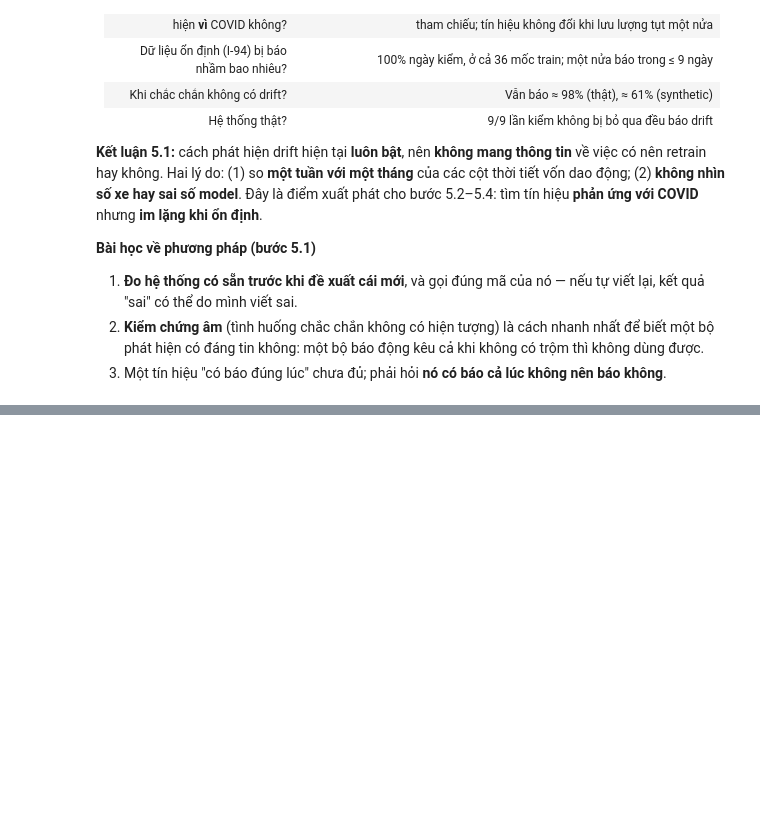
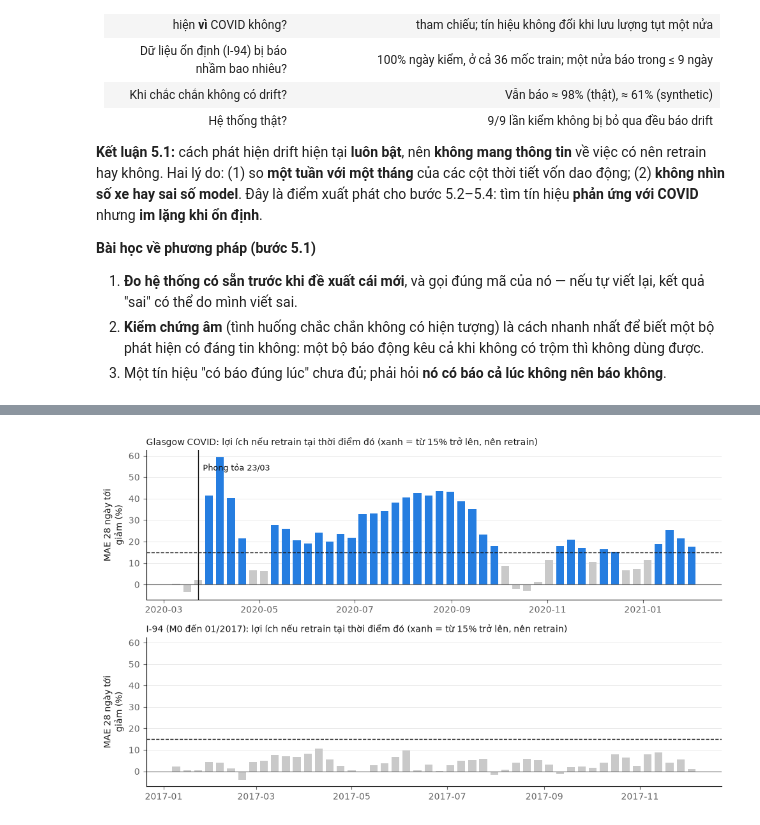
Before and after one commit to Phuctt205dev/adaptive-mlops-traffic-forecast-self-research-NT114.Q21, a Jupyter notebook: experiments/notebooks/E3-drift-retrain.ipynb, the cells around one changed output, grey strips where cells are left out. Drawn from its saved outputs; the diff is of its cells as text; code cells hidden in the pictures; blank space fills up the shorter version.

Commit message:
docs: add E3 step 5.2 (ground truth: when retraining helps, five scenarios)

```diff
--- a/experiments/notebooks/E3-drift-retrain.ipynb
+++ b/experiments/notebooks/E3-drift-retrain.ipynb
@@ -276,0 +381,14 @@ Bảng `drift_checks` của website (Hà Nội, Hồ Chí Minh; dataset syntheti
+# %%
+OUT_E3 = ROOT / "experiments" / "outputs" / "e3"
+OUT_E3.mkdir(parents=True, exist_ok=True)
+truths, summary = {}, []
+for name, (df, data_start, m0_end, eval_end) in SCENARIOS.items():
+    table, n = truth(df, data_start, m0_end, eval_end)
+    truths[name] = table
+    table.round(4).to_csv(OUT_E3 / f"truth_{SLUG[name]}.csv", lineterminator="\n")
+    positives = table[table.needs_retrain]
+    summary.append({"Tình huống": name, "M0 học (giờ)": n, "Số thời điểm": len(table),
+                    "Nên retrain": len(positives), "% nên retrain": 100 * table.needs_retrain.mean(),
+                    "Lợi ích trung vị (%)": 100 * table.gain.median(),
+                    "Lần đầu nên retrain": positives.index.min().date() if len(positives) else "—"})
+pd.DataFrame(summary).set_index("Tình huống").round(1)
@@ -276,0 +420,18 @@ Bảng `drift_checks` của website (Hà Nội, Hồ Chí Minh; dataset syntheti
+# %%
+fig, axes = plt.subplots(2, 1, figsize=(10, 6), sharey=True)
+for ax, name in zip(axes, ["Glasgow COVID", "I-94 (M0 đến 01/2017)"]):
+    t = truths[name]
+    colors = [BLUE if v else "#c9c9c9" for v in t.needs_retrain]
+    ax.bar(t.index, 100 * t.gain, width=5, color=colors)
+    ax.axhline(100 * GAIN, color=INK, lw=1, ls="--")
+    ax.axhline(0, color=MUTED, lw=0.8)
+    ax.set_title(f"{name}: lợi ích nếu retrain tại thời điểm đó (xanh = từ 15% trở lên, nên retrain)",
+                 loc="left", fontsize=10, color=INK)
+    ax.set_ylabel("MAE 28 ngày tới\ngiảm (%)", color=INK)
+    ax.spines[["top", "right"]].set_visible(False); ax.grid(axis="y", color="#e5e5e5", lw=0.6)
+    ax.set_axisbelow(True); ax.tick_params(colors=MUTED)
+axes[0].axvline(LOCKDOWN, color=INK, lw=1)
+axes[0].text(LOCKDOWN + pd.Timedelta(days=3), axes[0].get_ylim()[1] * 0.85, "Phong tỏa 23/03", color=INK, fontsize=9)
+fig.tight_layout(); fig.savefig(FIG / "E3-3-ground-truth-retrain-gain.png", dpi=150); plt.show()
+# %% [output]
+[figure, added]
```
Also changed, not shown: parts of 11 cells of this notebook, 9 other files.
